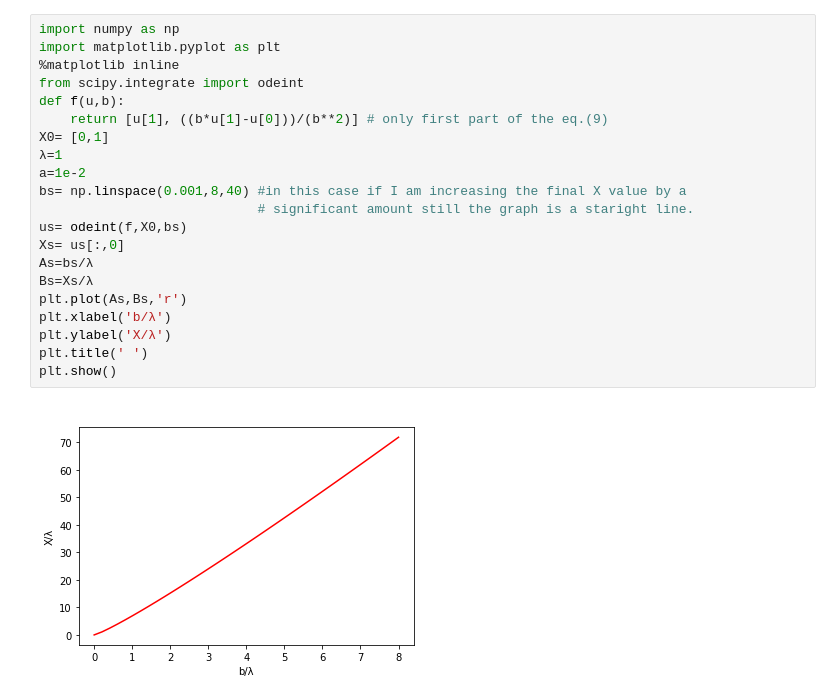
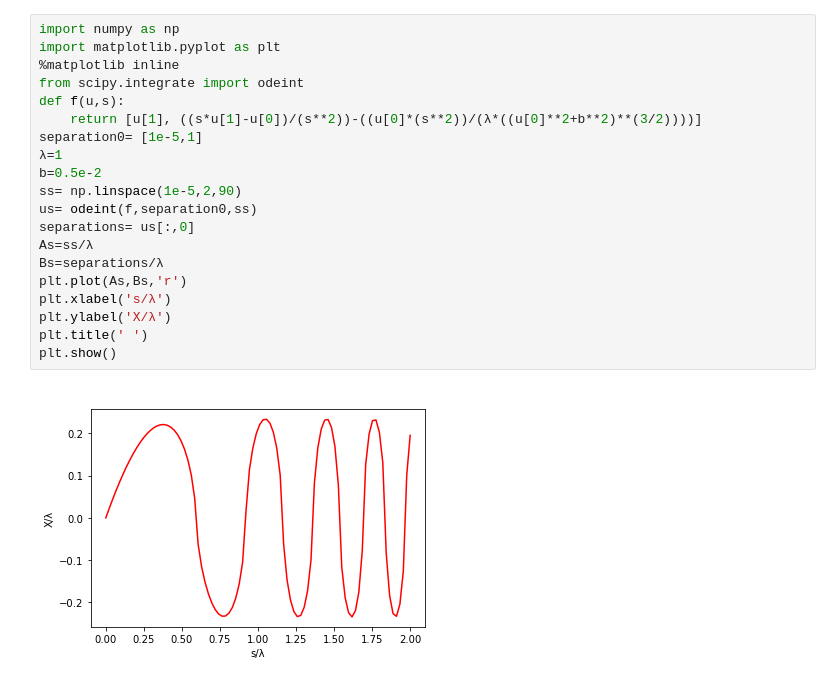
Before and after one commit to pratibhajangra591/Ifca-github, a Jupyter notebook: semimajor.ipynb, the cells around one changed output. Drawn from its saved outputs; the diff is of its cells as text.

```diff
--- a/semimajor.ipynb
+++ b/semimajor.ipynb
@@ -26,23 +26,22 @@ plt.show()
 # %%
 import numpy as np
 import matplotlib.pyplot as plt
 %matplotlib inline
 from scipy.integrate import odeint
-def f(u,b):
-    return [u[1], ((b*u[1]-u[0]))/(b**2)] # only first part of the eq.(9)
-X0= [0,1]
+def f(u,s):
+    return [u[1], ((s*u[1]-u[0])/(s**2))-((u[0]*(s**2))/(λ*((u[0]**2+b**2)**(3/2))))]
+separation0= [1e-5,1]
 λ=1
-a=1e-2
-bs= np.linspace(0.001,8,40) #in this case if I am increasing the final X value by a
-                            # significant amount still the graph is a staright line.
-us= odeint(f,X0,bs)
-Xs= us[:,0]
-As=bs/λ
-Bs=Xs/λ
+b=0.5e-2
+ss= np.linspace(1e-5,2,90)
+us= odeint(f,separation0,ss)
+separations= us[:,0]
+As=ss/λ
+Bs=separations/λ
 plt.plot(As,Bs,'r')
-plt.xlabel('b/λ')
+plt.xlabel('s/λ')
 plt.ylabel('X/λ')
 plt.title(' ')
 plt.show()
 # %% [output]
-[figure, old version]
+[figure, new version]
```
Also changed, not shown: parts of 4 cells of this notebook.
